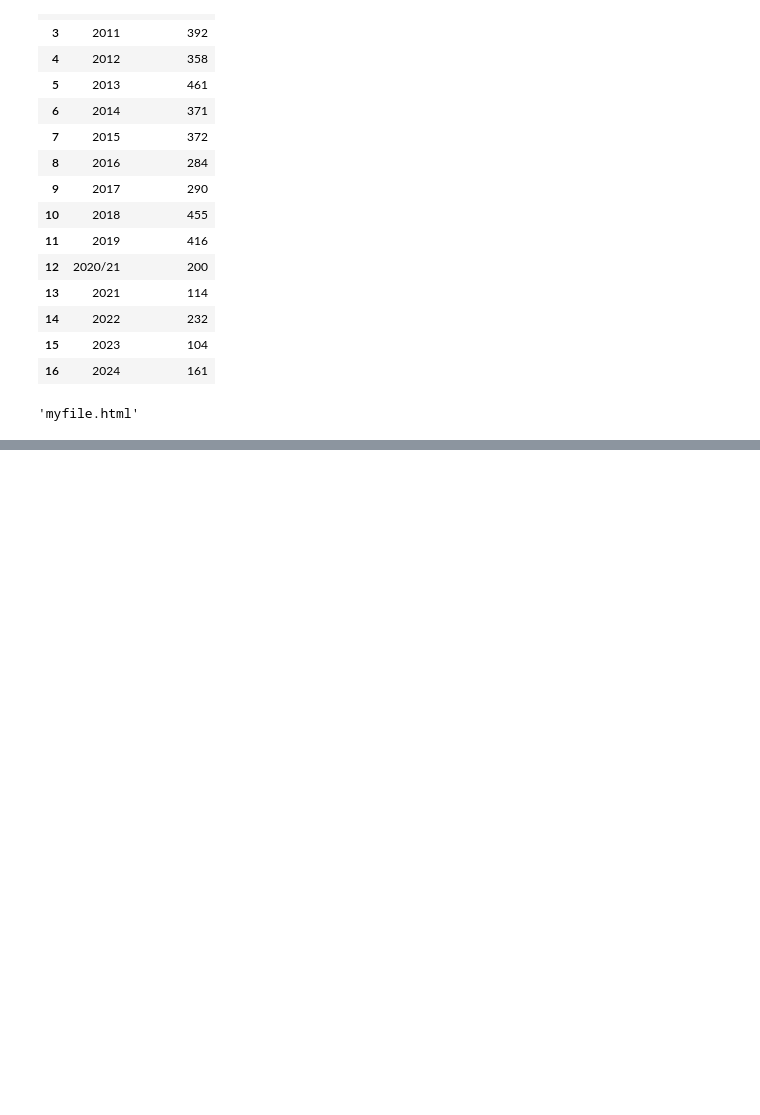
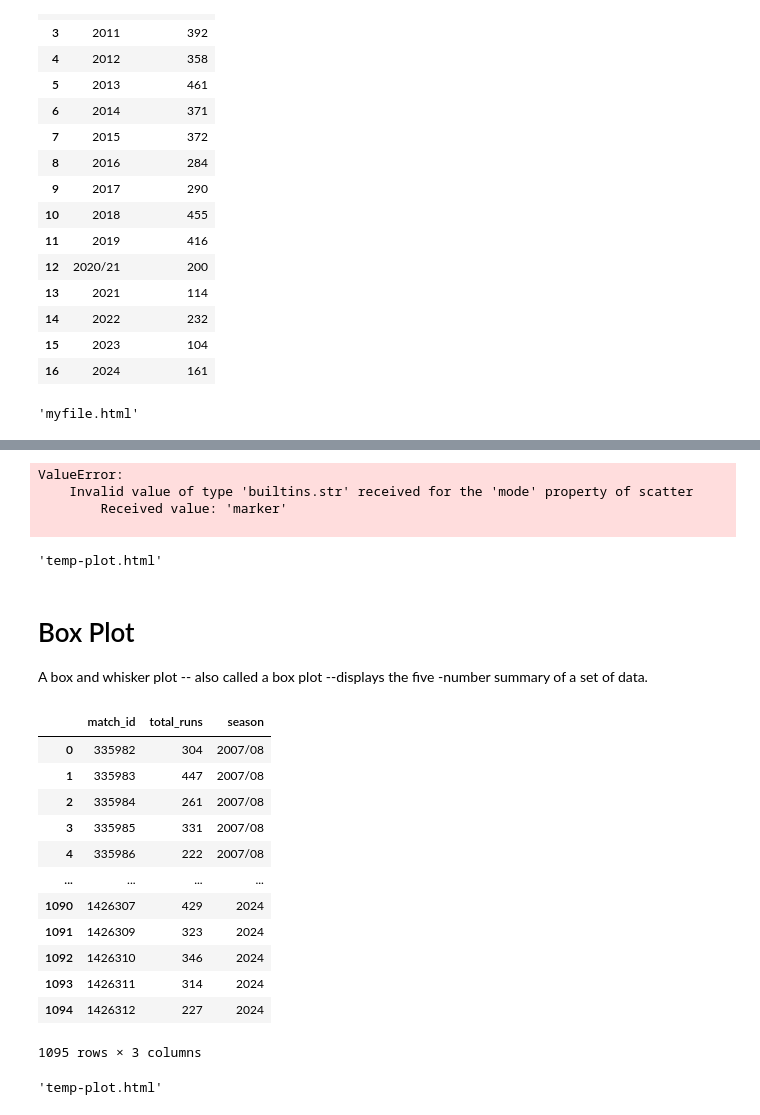
Before and after one commit to Priya-Rathor/MLProjects, a Jupyter notebook: Plotly/Plotly.ipynb, the cells around one changed output, grey strips where cells are left out. Cells and saved outputs as stored; diff of their text form; code cells hidden in the pictures; blank space fills up the shorter version.

```diff
--- a/Plotly/Plotly.ipynb
+++ b/Plotly/Plotly.ipynb
@@ -207,0 +316,67 @@ batsman_comp('V Kohli','RG Sharma','DA Warner','MS Dhni')
+# %%
+six = new_ipl.groupby('batter')['batsman_runs'].count().reset_index()
+x = avg.merge(six,on = 'batter')
+x
+
+trace = go.Scatter(x=x['avg'],y=x['batsman_runs_x'],mode='marker',marker={'size':x['batsman_runs_y']},name=x['batter'])
+
+data = [trace]
+
+layout= go.Layout(title='Bubble Chart',
+                  xaxis={'title':'Avrage'},
+                  yaxis={'title':'SR'})
+
+fig = go.Figure(data= data,layout=layout)
+# %% [output]
+ValueError:
+    Invalid value of type 'builtins.str' received for the 'mode' property of scatter
+        Received value: 'marker'
+
+# %%
+trace = go.Scatter(x=x['avg'],y=x['batsman_runs_x'],mode='markers',marker={'size':x['batsman_runs_y']})
+
+data = [trace]
+
+layout= go.Layout(title='Bubble Chart',
+                  xaxis={'title':'Avrage'},
+                  yaxis={'title':'SR'})
+
+fig = go.Figure(data= data,layout=layout)
+pyo.plot(fig)
+# %% [output]
+'temp-plot.html'
+# %% [markdown]
+# Box Plot
+
+A box and whisker plot -- also called a box plot --displays the five -number summary of a set of data.
+# %%
+match_agg = delivery.groupby(['match_id'])['total_runs'].sum().reset_index()
+season_wise = match_agg.merge(match, left_on='match_id',right_on='id')[['match_id','total_runs','season']]
+season_wise
+# %% [output]
+|  | match_id | total_runs | season |
+| 0 | 335982 | 304 | 2007/08 |
+| 1 | 335983 | 447 | 2007/08 |
+| 2 | 335984 | 261 | 2007/08 |
+| 3 | 335985 | 331 | 2007/08 |
+| 4 | 335986 | 222 | 2007/08 |
+| ... | ... | ... | ... |
+| 1090 | 1426307 | 429 | 2024 |
+| 1091 | 1426309 | 323 | 2024 |
+| 1092 | 1426310 | 346 | 2024 |
+| 1093 | 1426311 | 314 | 2024 |
+| 1094 | 1426312 | 227 | 2024 |
+1095 rows × 3 columns
+# %%
+trace= go.Box(x=season_wise['total_runs'],name='All seasons')
+
+data=[trace]
+
+layout=go.Layout(title='Total core analysis',
+                 xaxis={'title':'Total Score'})
+
+fig = go.Figure(data=data,layout=layout)
+
+pyo.plot(fig)
+# %% [output]
+'temp-plot.html'
```
Also changed, not shown: parts of 21 cells of this notebook, 4 other files.
